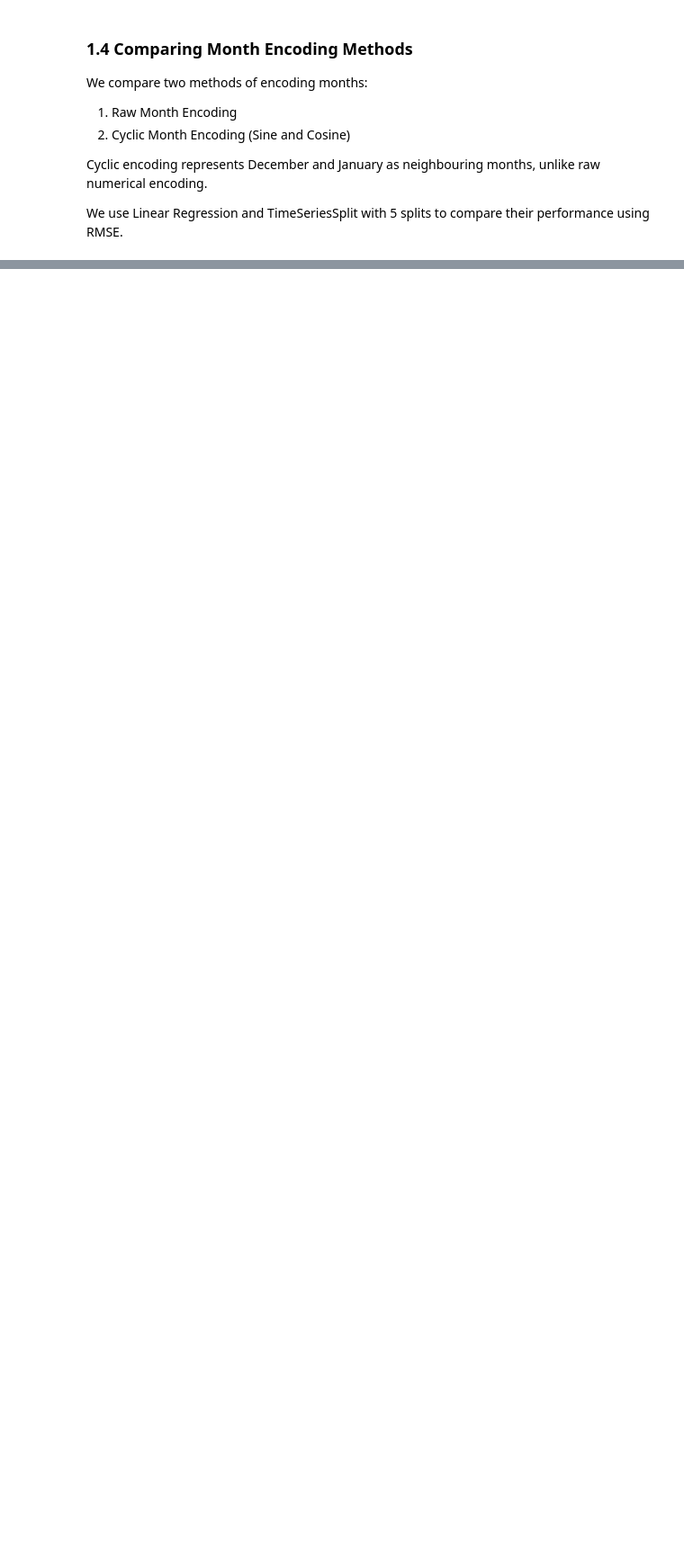
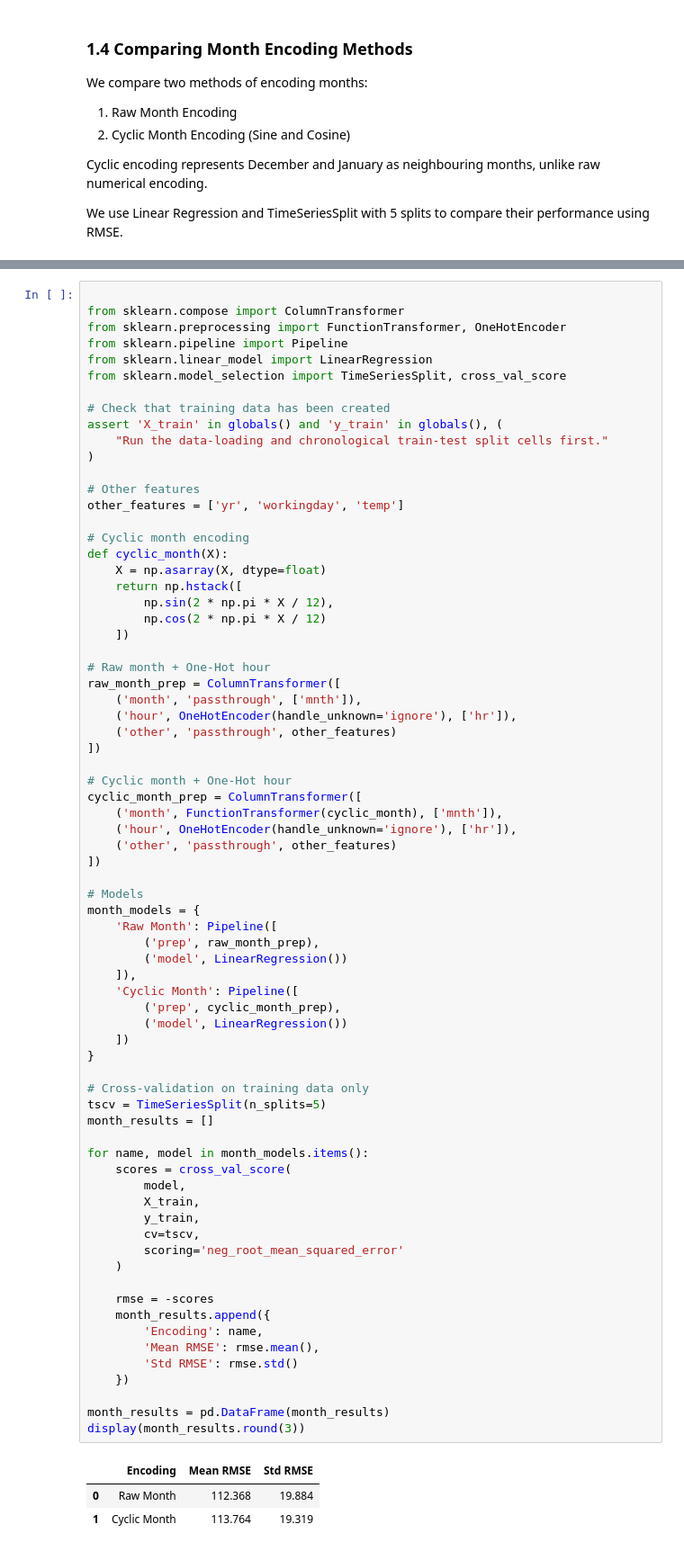
Before and after one commit to abhi-shake-ds/Let_Them_Cook, a Jupyter notebook: notebooks/02-preprocessing.ipynb, the cells around one changed output, grey strips where cells are left out. Shown at 90% size. Drawn from its saved outputs; the diff is of its cells as text; blank space fills up the shorter version.

```diff
--- a/notebooks/02-preprocessing.ipynb
+++ b/notebooks/02-preprocessing.ipynb
@@ -357,0 +229,76 @@ worked slightly better for month in our experiment.
+# %%
+
+from sklearn.compose import ColumnTransformer
+from sklearn.preprocessing import FunctionTransformer, OneHotEncoder
+from sklearn.pipeline import Pipeline
+from sklearn.linear_model import LinearRegression
+from sklearn.model_selection import TimeSeriesSplit, cross_val_score
+
+# Check that training data has been created
+assert 'X_train' in globals() and 'y_train' in globals(), (
+    "Run the data-loading and chronological train-test split cells first."
+)
+
+# Other features
+other_features = ['yr', 'workingday', 'temp']
+
+# Cyclic month encoding
+def cyclic_month(X):
+    X = np.asarray(X, dtype=float)
+    return np.hstack([
+        np.sin(2 * np.pi * X / 12),
+        np.cos(2 * np.pi * X / 12)
+    ])
+
+# Raw month + One-Hot hour
+raw_month_prep = ColumnTransformer([
+    ('month', 'passthrough', ['mnth']),
+    ('hour', OneHotEncoder(handle_unknown='ignore'), ['hr']),
+    ('other', 'passthrough', other_features)
+])
+
+# Cyclic month + One-Hot hour
+cyclic_month_prep = ColumnTransformer([
+    ('month', FunctionTransformer(cyclic_month), ['mnth']),
+    ('hour', OneHotEncoder(handle_unknown='ignore'), ['hr']),
+    ('other', 'passthrough', other_features)
+])
+
+# Models
+month_models = {
+    'Raw Month': Pipeline([
+        ('prep', raw_month_prep),
+        ('model', LinearRegression())
+    ]),
+    'Cyclic Month': Pipeline([
+        ('prep', cyclic_month_prep),
+        ('model', LinearRegression())
+    ])
+}
+
+# Cross-validation on training data only
+tscv = TimeSeriesSplit(n_splits=5)
+month_results = []
+
+for name, model in month_models.items():
+    scores = cross_val_score(
+        model,
+        X_train,
+        y_train,
+        cv=tscv,
+        scoring='neg_root_mean_squared_error'
+    )
+
+    rmse = -scores
+    month_results.append({
+        'Encoding': name,
+        'Mean RMSE': rmse.mean(),
+        'Std RMSE': rmse.std()
+    })
+
+month_results = pd.DataFrame(month_results)
+display(month_results.round(3))
+# %% [output]
+|  | Encoding | Mean RMSE | Std RMSE |
+| 0 | Raw Month | 112.368 | 19.884 |
+| 1 | Cyclic Month | 113.764 | 19.319 |
```
Also changed, not shown: parts of 9 cells of this notebook.
